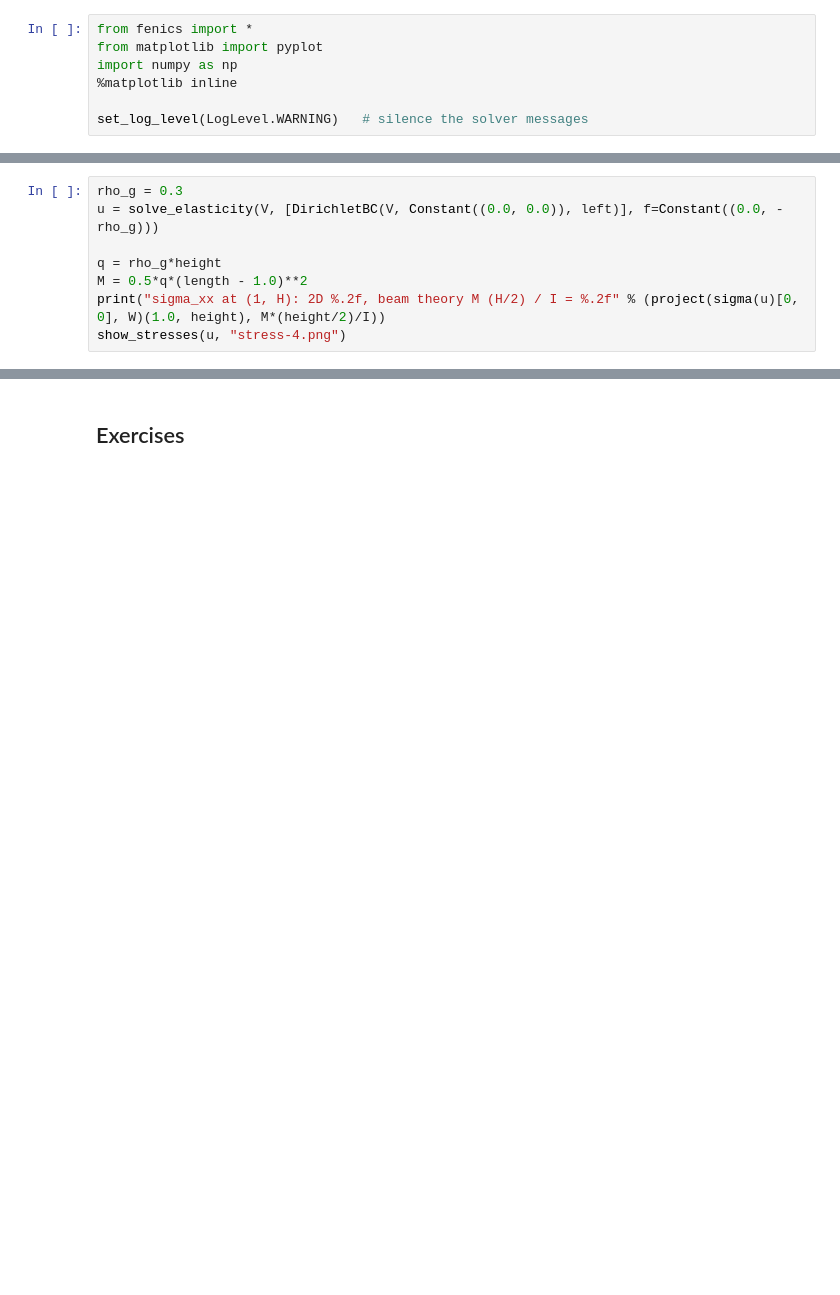
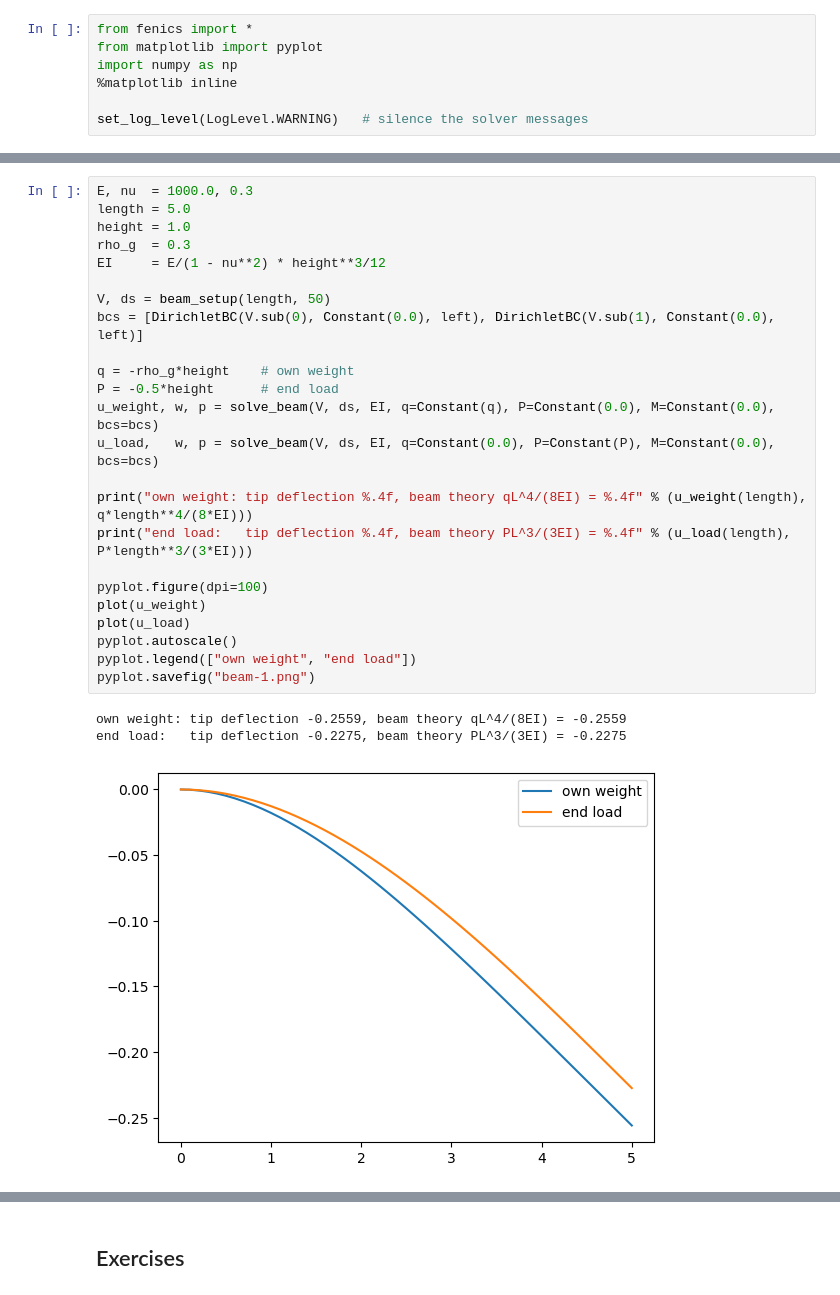
Before and after one commit to wolfgang-alpha/applied-math-notes, a Jupyter notebook: lecture03.ipynb, the cells around one changed output, grey strips where cells are left out. Drawn from its saved outputs; the diff is of its cells as text; blank space fills up the shorter version.

```diff
--- a/lecture03.ipynb
+++ b/lecture03.ipynb
@@ -345,8 +225,0 @@ top fibre is compared with $M \, (H/2) / I$ one unit away from the clamp.
-# %%
-rho_g = 0.3
-u = solve_elasticity(V, [DirichletBC(V, Constant((0.0, 0.0)), left)], f=Constant((0.0, -rho_g)))
-
-q = rho_g*height
-M = 0.5*q*(length - 1.0)**2
-print("sigma_xx at (1, H): 2D %.2f, beam theory M (H/2) / I = %.2f" % (project(sigma(u)[0, 0], W)(1.0, height), M*(height/2)/I))
-show_stresses(u, "stress-4.png")
@@ -607,0 +307,28 @@ critical load: 2D 0.5649, Euler pi^2 E'I/(4L^2) = 0.5649;   second mode: 2D 4.99
+# %%
+E, nu  = 1000.0, 0.3
+length = 5.0
+height = 1.0
+rho_g  = 0.3
+EI     = E/(1 - nu**2) * height**3/12
+
+V, ds = beam_setup(length, 50)
+bcs = [DirichletBC(V.sub(0), Constant(0.0), left), DirichletBC(V.sub(1), Constant(0.0), left)]
+
+q = -rho_g*height    # own weight
+P = -0.5*height      # end load
+u_weight, w, p = solve_beam(V, ds, EI, q=Constant(q), P=Constant(0.0), M=Constant(0.0), bcs=bcs)
+u_load,   w, p = solve_beam(V, ds, EI, q=Constant(0.0), P=Constant(P), M=Constant(0.0), bcs=bcs)
+
+print("own weight: tip deflection %.4f, beam theory qL^4/(8EI) = %.4f" % (u_weight(length), q*length**4/(8*EI)))
+print("end load:   tip deflection %.4f, beam theory PL^3/(3EI) = %.4f" % (u_load(length), P*length**3/(3*EI)))
+
+pyplot.figure(dpi=100)
+plot(u_weight)
+plot(u_load)
+pyplot.autoscale()
+pyplot.legend(["own weight", "end load"])
+pyplot.savefig("beam-1.png")
+# %% [output]
+own weight: tip deflection -0.2559, beam theory qL^4/(8EI) = -0.2559
+end load:   tip deflection -0.2275, beam theory PL^3/(3EI) = -0.2275
+[figure, added]
```
Also changed, not shown: parts of 49 cells of this notebook, 5 other files.
